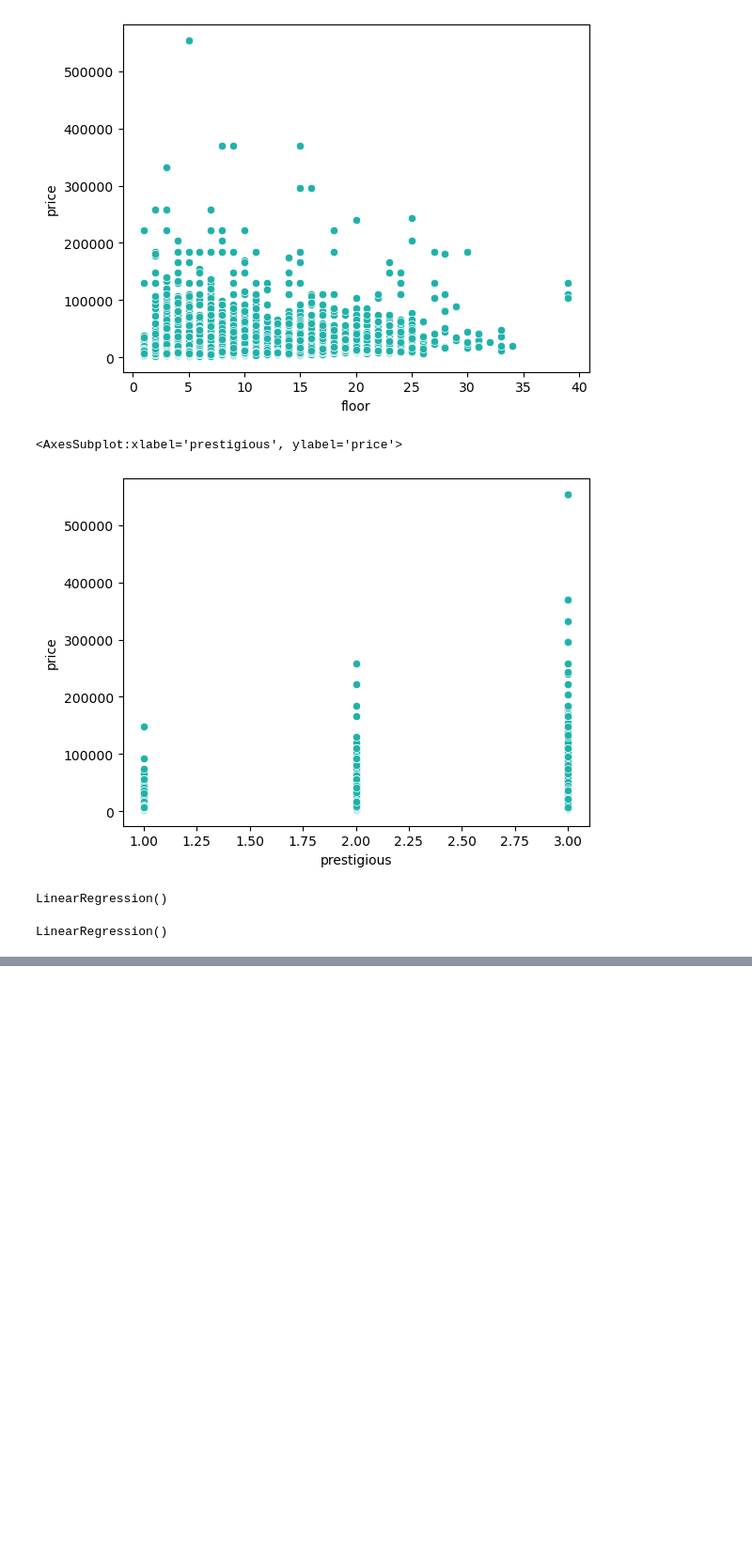
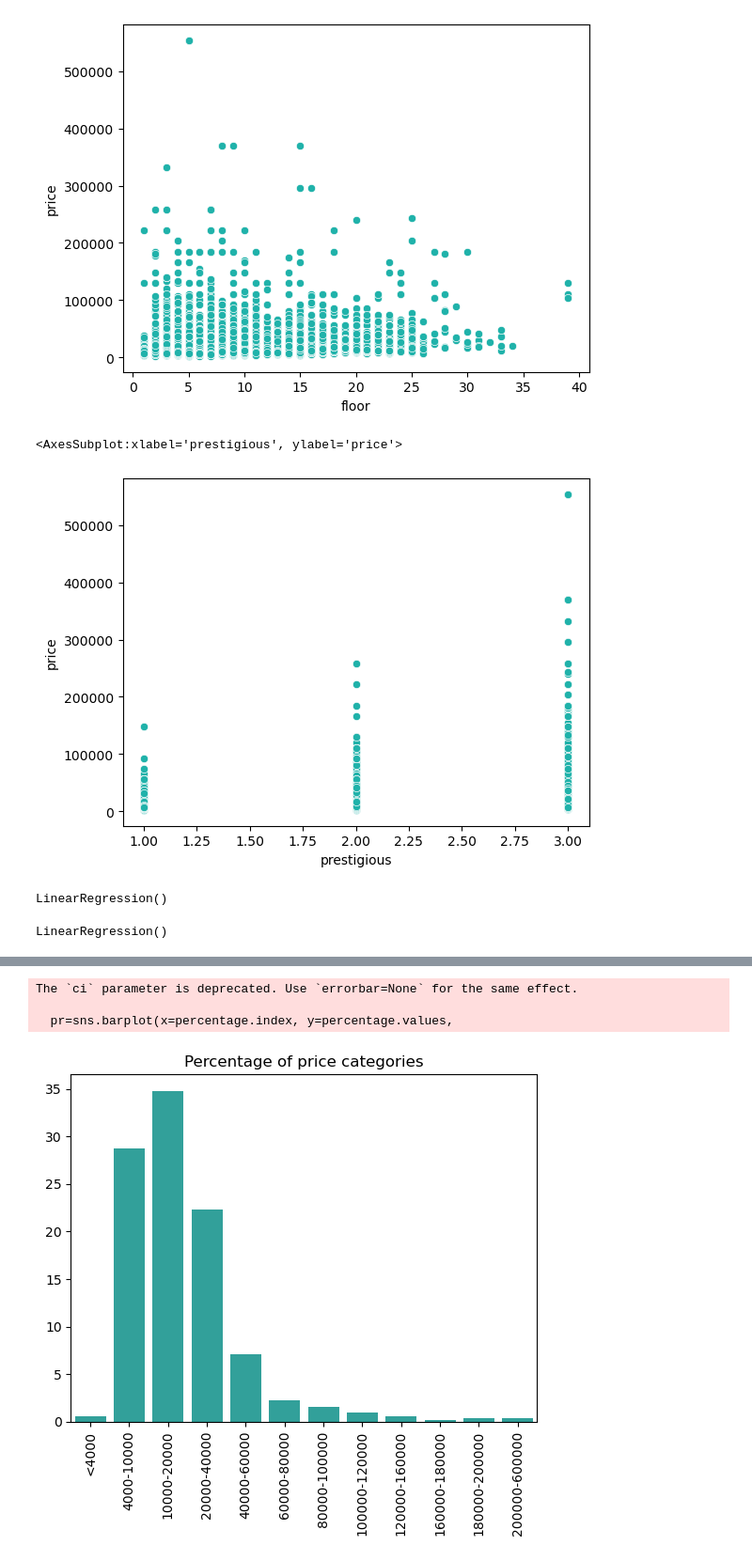
Before and after one commit to CyberCowboy404/DataScience-kyiv-flats, a Jupyter notebook: new_parsing_Kyiv.ipynb, the cells around one changed output, grey strips where cells are left out. Shown at 94% size. Saved outputs shown, nothing was run; the diff lists cells and outputs as text; code cells hidden in the pictures; blank space fills up the shorter version.

```diff
--- a/new_parsing_Kyiv.ipynb
+++ b/new_parsing_Kyiv.ipynb
@@ -496,3 +498,8 @@ array([-7246.18909074])
 df.to_csv('new_parsing_Kyiv.csv', index=False)
 # %%
 df.to_excel('new_parsing_Kyiv.xlsx', index=False)
+# %%
+import pandas as pd
+
+df = pd.read_excel('new_parsing_Kyiv.xlsx')
+df
@@ -498,0 +520,13 @@ df.to_excel('new_parsing_Kyiv.xlsx', index=False)
+# %%
+#create bins of prices for further exluding the least important for model
+
+bins = [0, 4000, 10000, 20000, 40000, 60000, 80000, 100000, 120000, 160000, 180000, 200000, 600000]
+labels = ['<4000', '4000-10000', '10000-20000', '20000-40000', '40000-60000',
+          '60000-80000', '80000-100000', '100000-120000', '120000-160000',
+          '160000-180000', '180000-200000', '200000-600000']
+
+# create a new column with the category for each price value
+df['price_category'] = pd.cut(df['price'], bins=bins, labels=labels)
+
+# print the result
+print(df)
@@ -498,0 +551,10 @@ df.to_excel('new_parsing_Kyiv.xlsx', index=False)
+# %%
+#find the precentage of each price category to find out if we need it for a model
+
+# count the number of occurrences of each category
+counts = df['price_category'].value_counts()
+
+# calculate the percentage for each category
+percentage = (counts / len(df)) * 100
+
+print(percentage)
@@ -498,0 +575,13 @@ df.to_excel('new_parsing_Kyiv.xlsx', index=False)
+# %%
+import matplotlib as plt
+import seaborn as sns
+
+pr=sns.barplot(x=percentage.index, y=percentage.values,
+            color='lightseagreen',ci=None)
+pr.set_xticklabels(pr.get_xticklabels(), rotation=90)
+pr.set_title('Percentage of price categories');
+# %% [output]
+The `ci` parameter is deprecated. Use `errorbar=None` for the same effect.
+
+  pr=sns.barplot(x=percentage.index, y=percentage.values,
+[figure, added]
```
Also changed, not shown: parts of 25 cells of this notebook.
